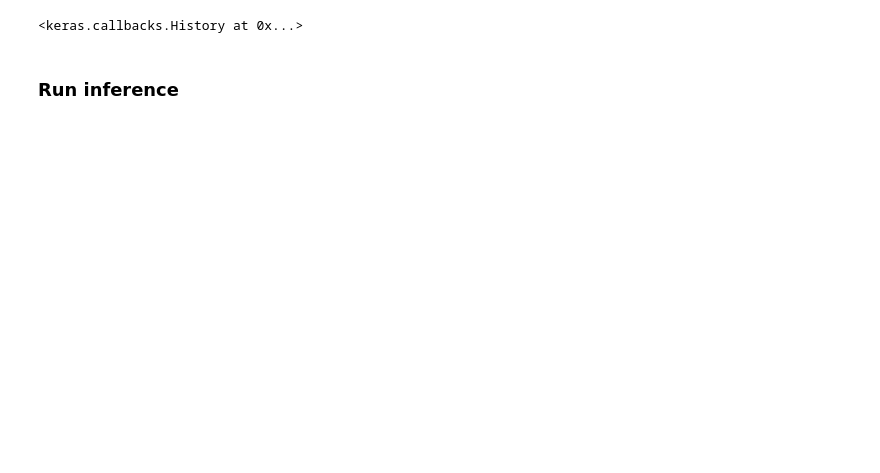
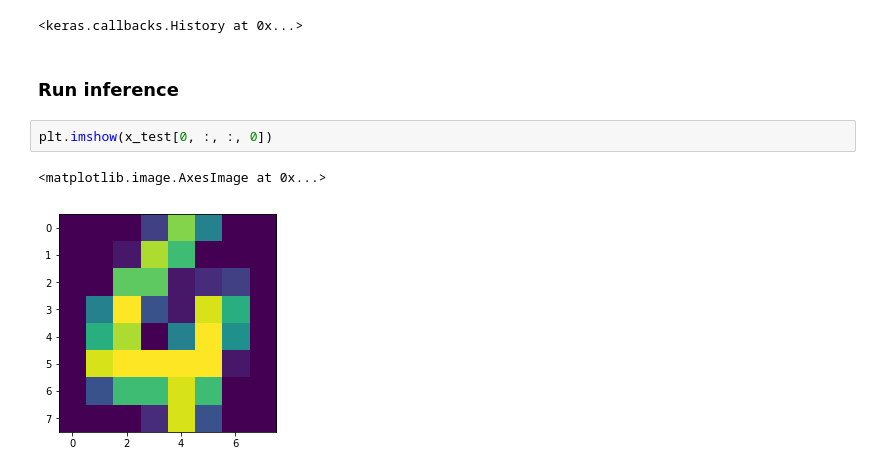
Before and after one commit to maxwells-daemons/caltech-cs11-tensorflow, a Jupyter notebook: labs/lab_4_cnn/notes_4.ipynb, the cells around one changed output. Saved outputs shown, nothing was run; the diff lists cells and outputs as text; blank space fills up the shorter version.

Commit message:
Plot example at the end of lecture 4

```diff
--- a/labs/lab_4_cnn/notes_4.ipynb
+++ b/labs/lab_4_cnn/notes_4.ipynb
@@ -511,6 +511,11 @@ Epoch 50/50
 <keras.callbacks.History at 0x...>
 # %% [markdown]
 ### Run inference
+# %%
+plt.imshow(x_test[0, :, :, 0])
+# %% [output]
+<matplotlib.image.AxesImage at 0x...>
+[figure, added]
 # %%
 pred = model.predict([[x_test[0]]], batch_size=1)
 
```
Also changed, not shown: parts of 3 cells of this notebook.
